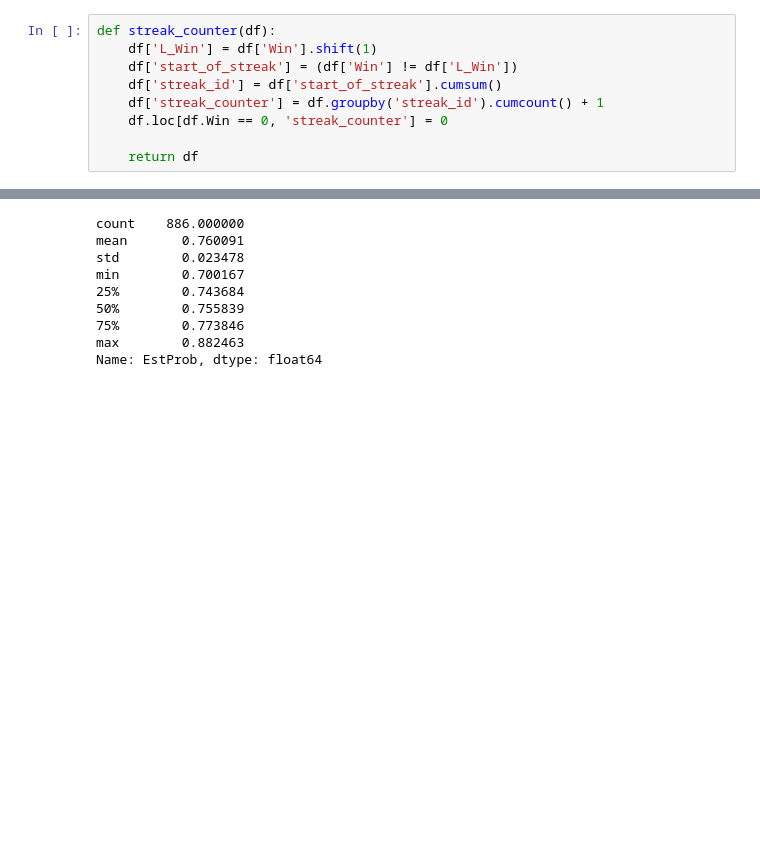
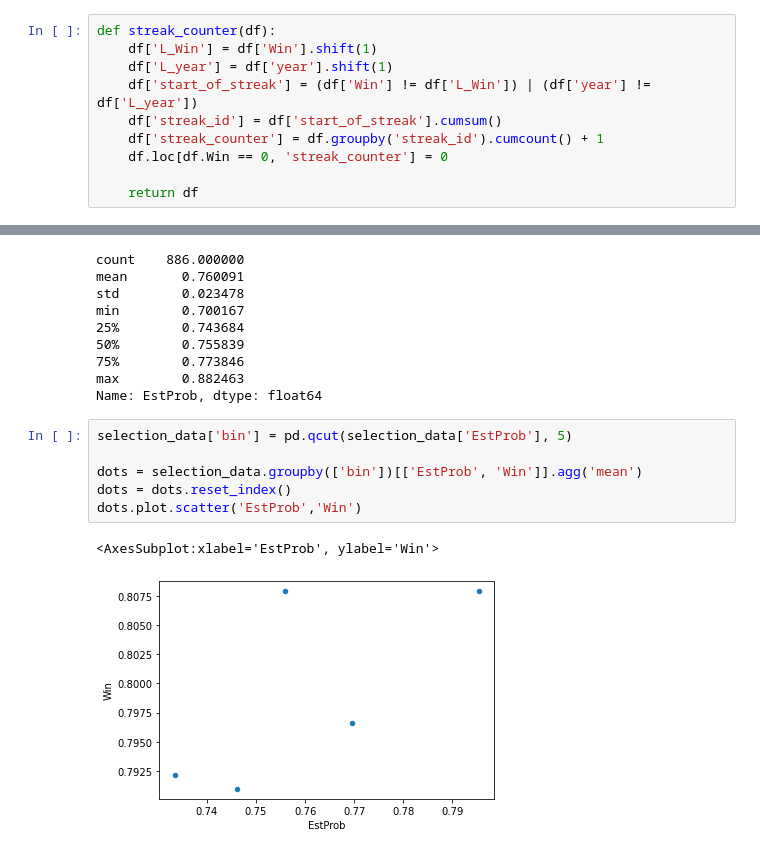
Before and after one commit to robsfletch/bts, a Jupyter notebook: notebooks/SelectionAccuracy.ipynb, the cells around one changed output, grey strips where cells are left out. Cells and saved outputs as stored; diff of their text form; blank space fills up the shorter version.

```diff
--- a/notebooks/SelectionAccuracy.ipynb
+++ b/notebooks/SelectionAccuracy.ipynb
@@ -52,7 +58,8 @@ print(str(WinRate) + '%')
 # %%
 def streak_counter(df):
     df['L_Win'] = df['Win'].shift(1)
-    df['start_of_streak'] = (df['Win'] != df['L_Win'])
+    df['L_year'] = df['year'].shift(1)
+    df['start_of_streak'] = (df['Win'] != df['L_Win']) | (df['year'] != df['L_year'])
     df['streak_id'] = df['start_of_streak'].cumsum()
     df['streak_counter'] = df.groupby('streak_id').cumcount() + 1
     df.loc[df.Win == 0, 'streak_counter'] = 0
@@ -77,3 +84,12 @@ min        0.700167
 75%        0.773846
 max        0.882463
 Name: EstProb, dtype: float64
+# %%
+selection_data['bin'] = pd.qcut(selection_data['EstProb'], 5)
+
+dots = selection_data.groupby(['bin'])[['EstProb', 'Win']].agg('mean')
+dots = dots.reset_index()
+dots.plot.scatter('EstProb','Win')
+# %% [output]
+<AxesSubplot:xlabel='EstProb', ylabel='Win'>
+[figure, added]
```
Also changed, not shown: parts of 4 cells of this notebook.
